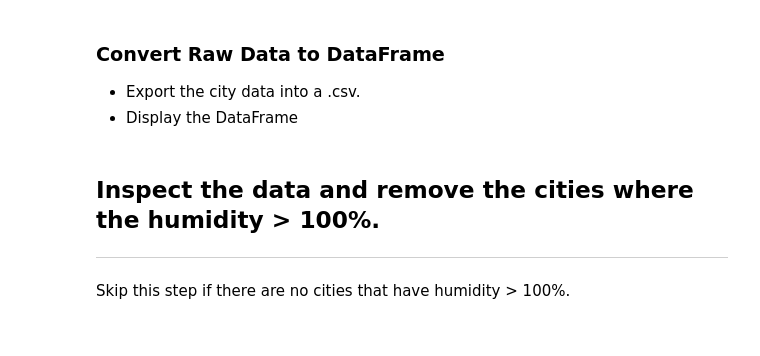
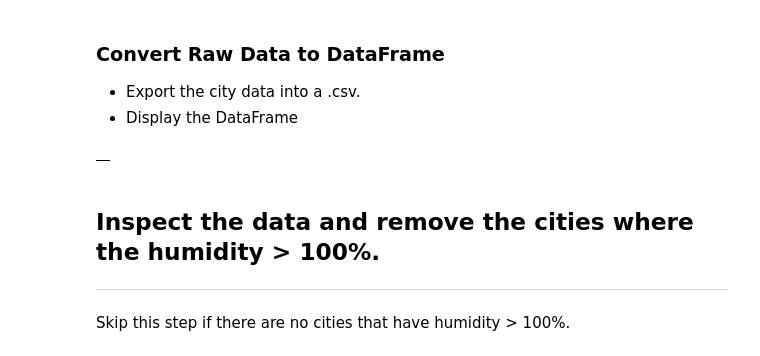
Before and after one commit to jdean92/python-api-challeng, a Jupyter notebook: starter_code/WeatherPy.ipynb, the cells around one changed output. Saved outputs shown, nothing was run; the diff lists cells and outputs as text; code cells hidden in the pictures.

```diff
--- a/starter_code/WeatherPy.ipynb
+++ b/starter_code/WeatherPy.ipynb
@@ -126,6 +139,11 @@ print(f'No. of cities not found {no_cities - record}')
 ### Convert Raw Data to DataFrame
 * Export the city data into a .csv.
 * Display the DataFrame
+# %%
+city_data_pd = pd.DataFrame(city_data)
+city_data_pd
+# %% [output]
+|  |
 # %% [markdown]
 ## Inspect the data and remove the cities where the humidity > 100%.
 ----
```
Also changed, not shown: parts of 4 cells of this notebook.
